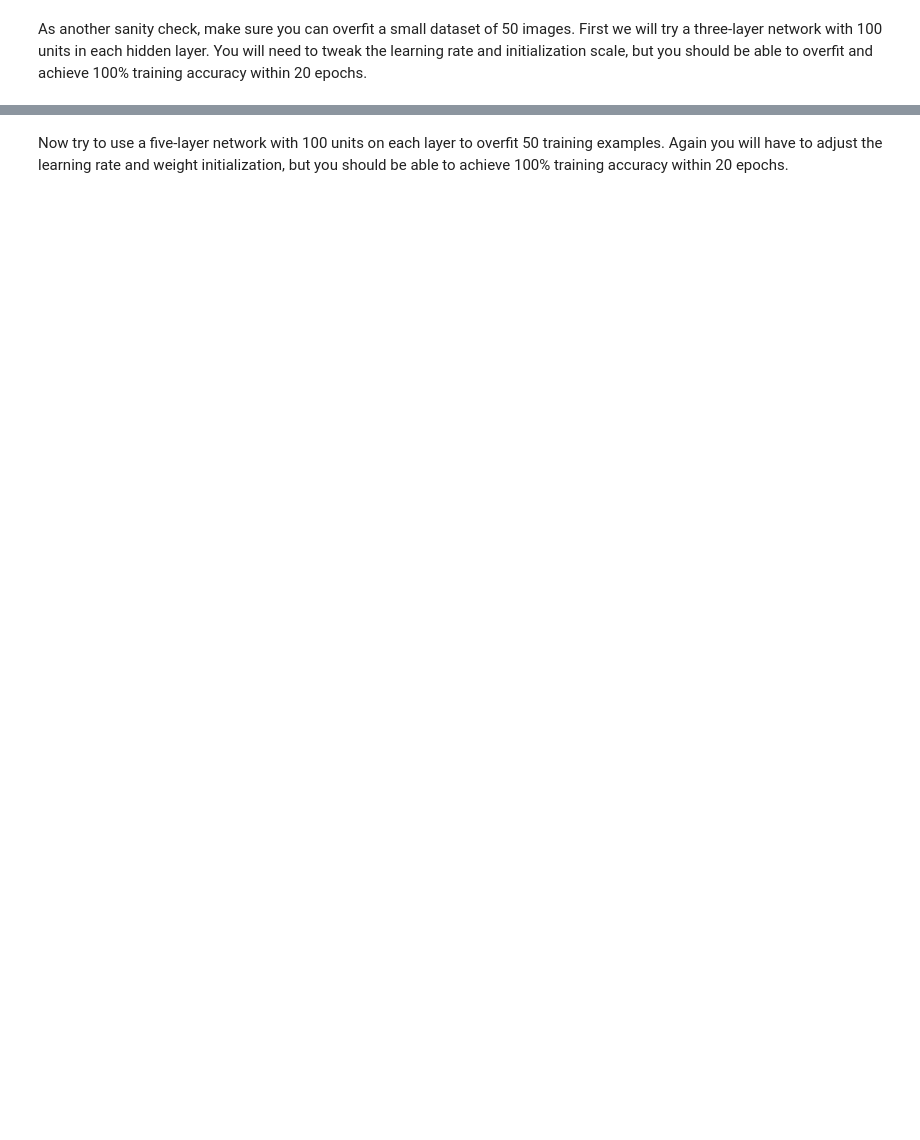
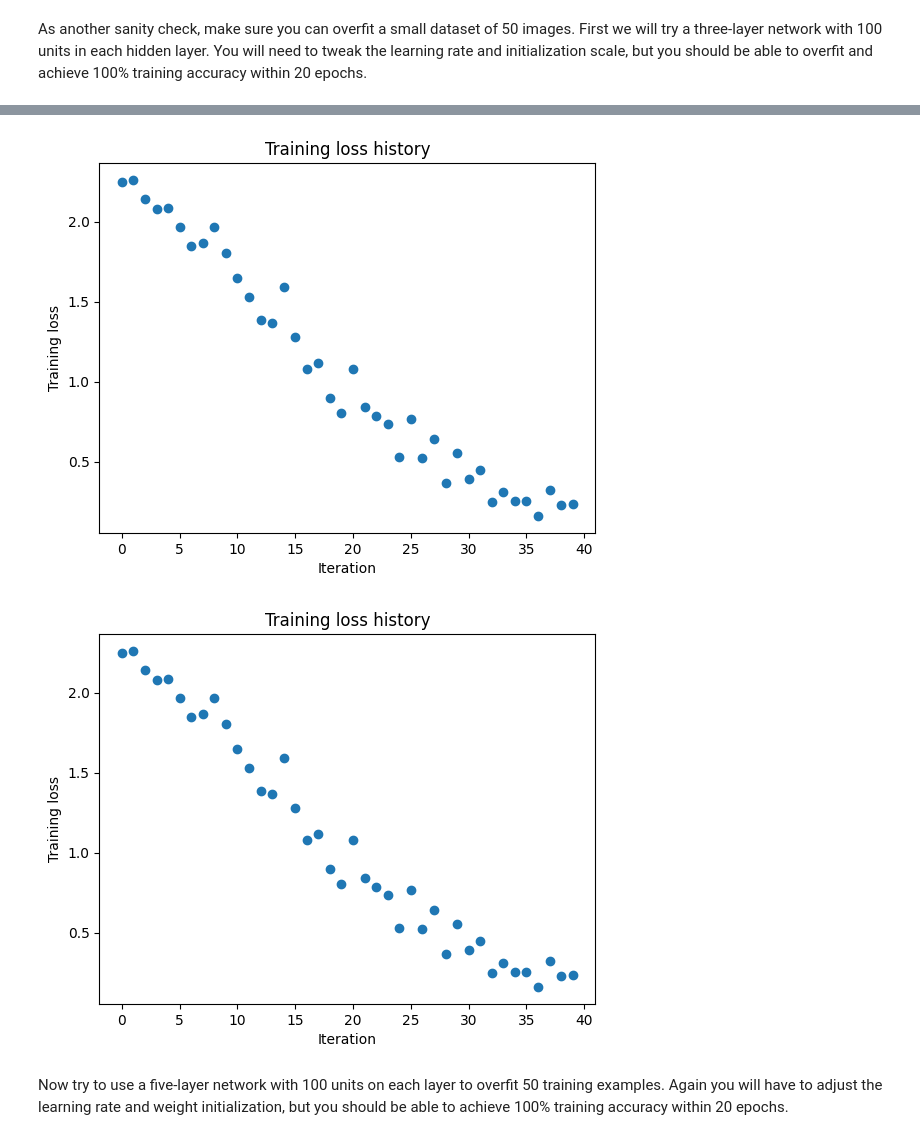
Before and after one commit to Starshooter11/cs182fa26, a Jupyter notebook: hw00/code/networks.ipynb, the cells around one changed output, grey strips where cells are left out. Cells and saved outputs as stored; diff of their text form; code cells hidden in the pictures; blank space fills up the shorter version.

```diff
--- a/hw00/code/networks.ipynb
+++ b/hw00/code/networks.ipynb
@@ -532,6 +549,12 @@ small_data = {
 
 ############################################################################
 ############################################################################
+
+# i messed up and edited the wrong code oops
+weight_scale = 1e-2
+learning_rate = 5e-3
+
+
 ############################################################################
 #                             END OF YOUR CODE                             #
 ############################################################################
@@ -552,3 +575,10 @@ plt.title('Training loss history')
 plt.xlabel('Iteration')
 plt.ylabel('Training loss')
 plt.show()
+
+plt.plot(solver.loss_history, 'o')
+plt.title('Training loss history')
+plt.xlabel('Iteration')
+plt.ylabel('Training loss')
+plt.show()
+# %% [output]
@@ -555,3 +602,5 @@ plt.show()
+[figure, added]
+[figure, added]
 # %% [markdown]
 Now try to use a five-layer network with 100 units on each layer to overfit 50 training examples. Again you will have to adjust the learning rate and weight initialization, but you should be able to achieve 100% training accuracy within 20 epochs.
 # %%
```
Also changed, not shown: parts of 11 cells of this notebook.
